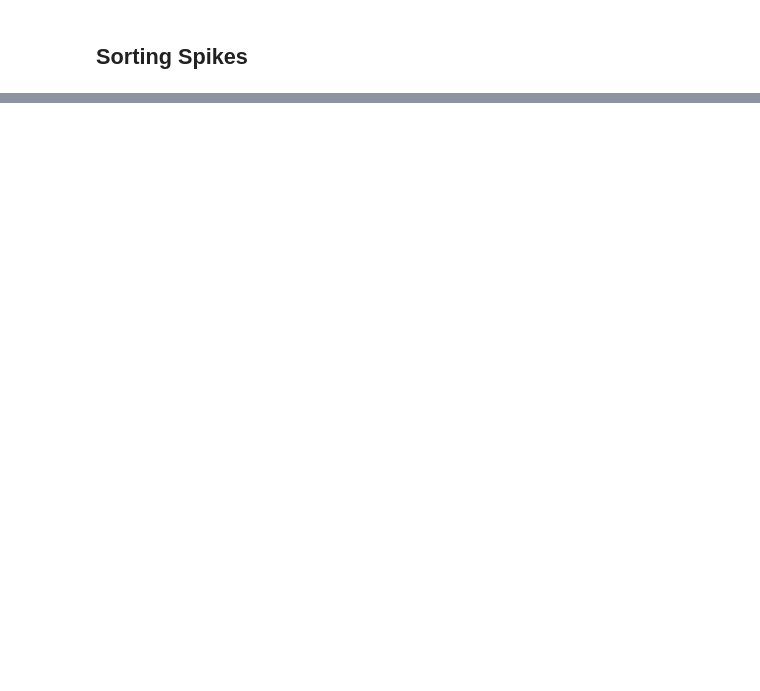
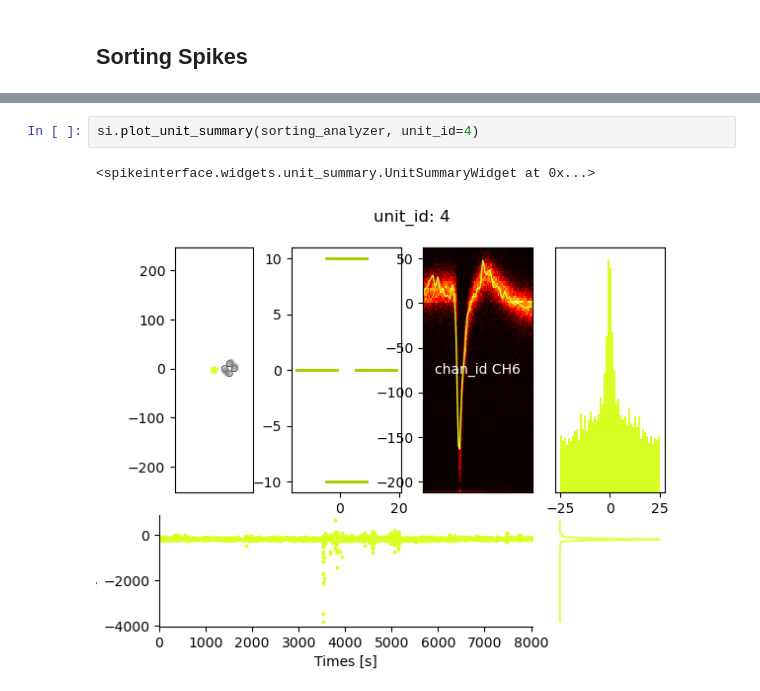
Before and after one commit to Gyrozaid/Neural-Analysis, a Jupyter notebook: sort.ipynb, the cells around one changed output, grey strips where cells are left out. Saved outputs shown, nothing was run; the diff lists cells and outputs as text; blank space fills up the shorter version.

```diff
--- a/sort.ipynb
+++ b/sort.ipynb
@@ -279,0 +326,5 @@ plt.show()
+# %%
+si.plot_unit_summary(sorting_analyzer, unit_id=4)
+# %% [output]
+<spikeinterface.widgets.unit_summary.UnitSummaryWidget at 0x...>
+[figure, added]
```
Also changed, not shown: parts of 65 cells of this notebook, 4 other files.
